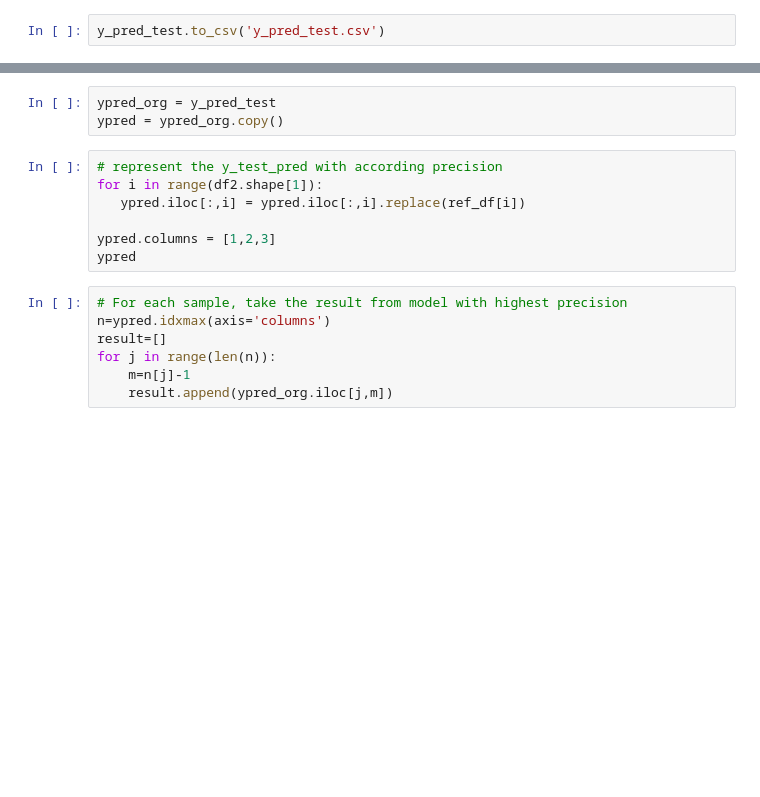
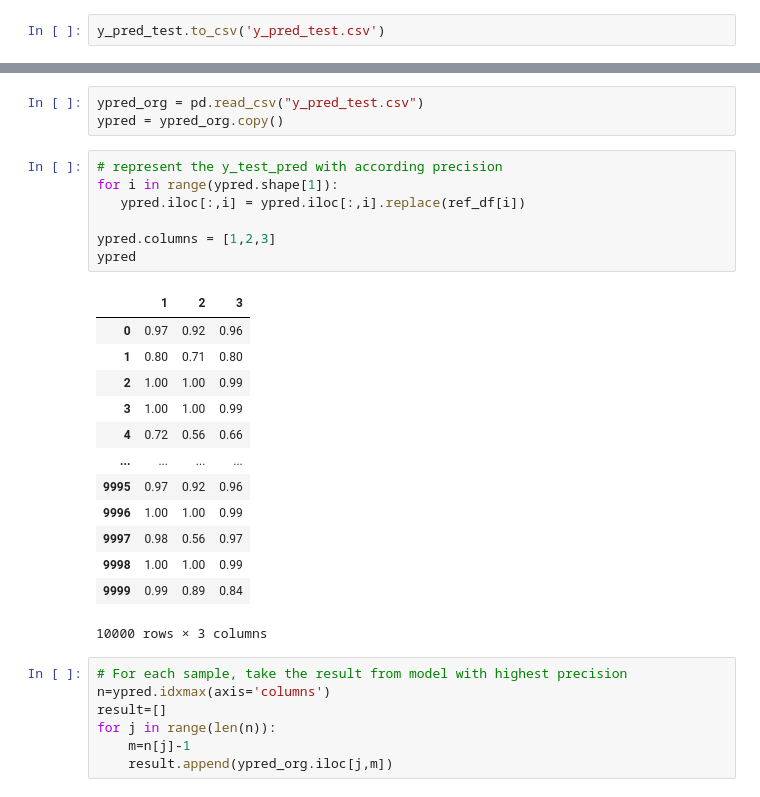
Before and after one commit to kexinz8/fashionMNIST, a Jupyter notebook: stat542_proj_no_preprocess.ipynb, the cells around one changed output, grey strips where cells are left out. Saved outputs shown, nothing was run; the diff lists cells and outputs as text; blank space fills up the shorter version.

```diff
--- a/stat542_proj_no_preprocess.ipynb
+++ b/stat542_proj_no_preprocess.ipynb
@@ -185,13 +220,27 @@ ref_df = [ref1, ref2, ref3]
 # %%
-ypred_org = y_pred_test
+ypred_org = pd.read_csv("y_pred_test.csv")
 ypred = ypred_org.copy()
 # %%
 # represent the y_test_pred with according precision
-for i in range(df2.shape[1]):
+for i in range(ypred.shape[1]):
    ypred.iloc[:,i] = ypred.iloc[:,i].replace(ref_df[i])
 
 ypred.columns = [1,2,3]
 ypred
+# %% [output]
+|  | 1 | 2 | 3 |
+| 0 | 0.97 | 0.92 | 0.96 |
+| 1 | 0.80 | 0.71 | 0.80 |
+| 2 | 1.00 | 1.00 | 0.99 |
+| 3 | 1.00 | 1.00 | 0.99 |
+| 4 | 0.72 | 0.56 | 0.66 |
+| ... | ... | ... | ... |
+| 9995 | 0.97 | 0.92 | 0.96 |
+| 9996 | 1.00 | 1.00 | 0.99 |
+| 9997 | 0.98 | 0.56 | 0.97 |
+| 9998 | 1.00 | 1.00 | 0.99 |
+| 9999 | 0.99 | 0.89 | 0.84 |
+10000 rows × 3 columns
 # %%
 # For each sample, take the result from model with highest precision
 n=ypred.idxmax(axis='columns')
```
Also changed, not shown: parts of 17 cells of this notebook.
